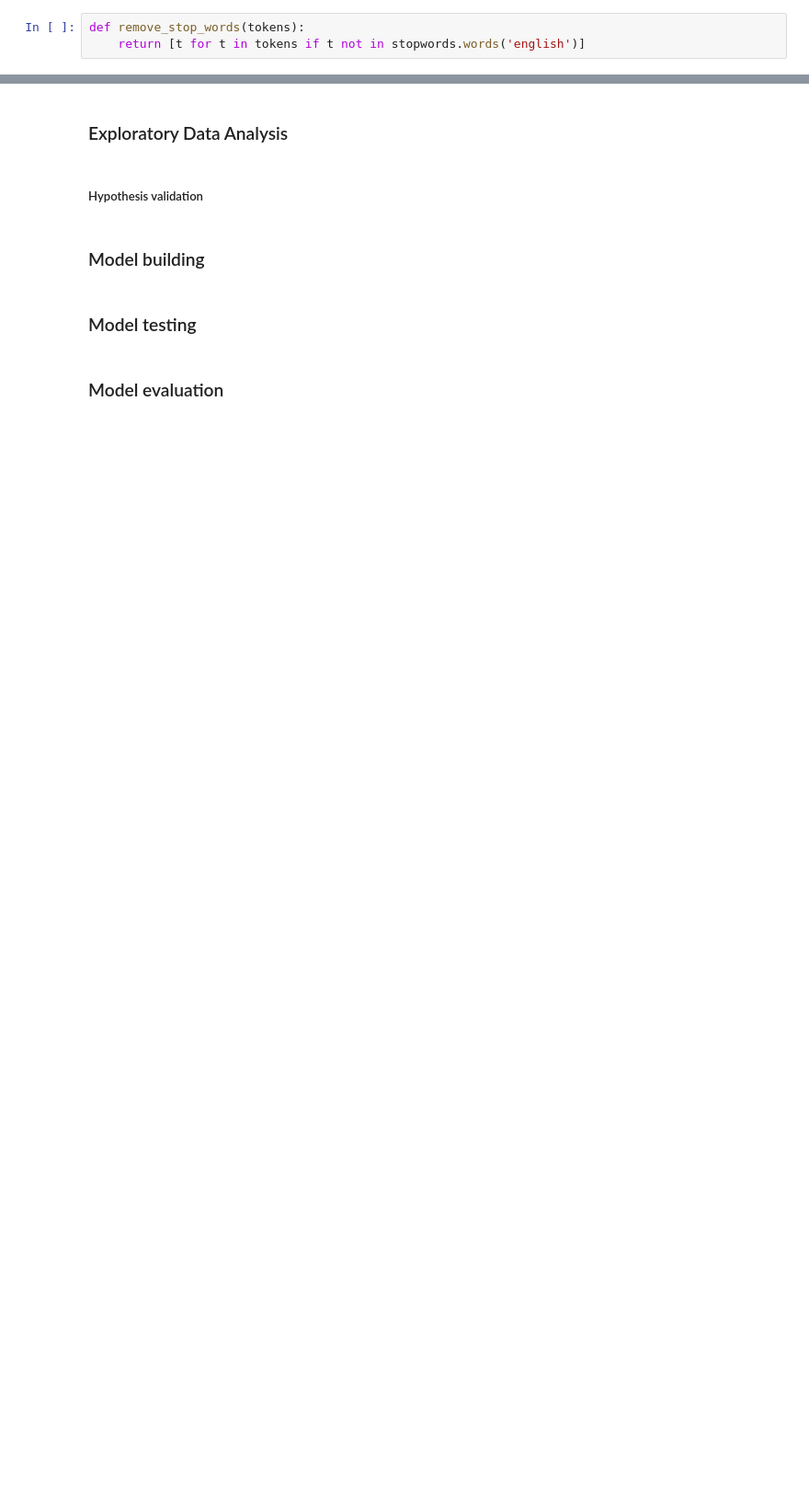
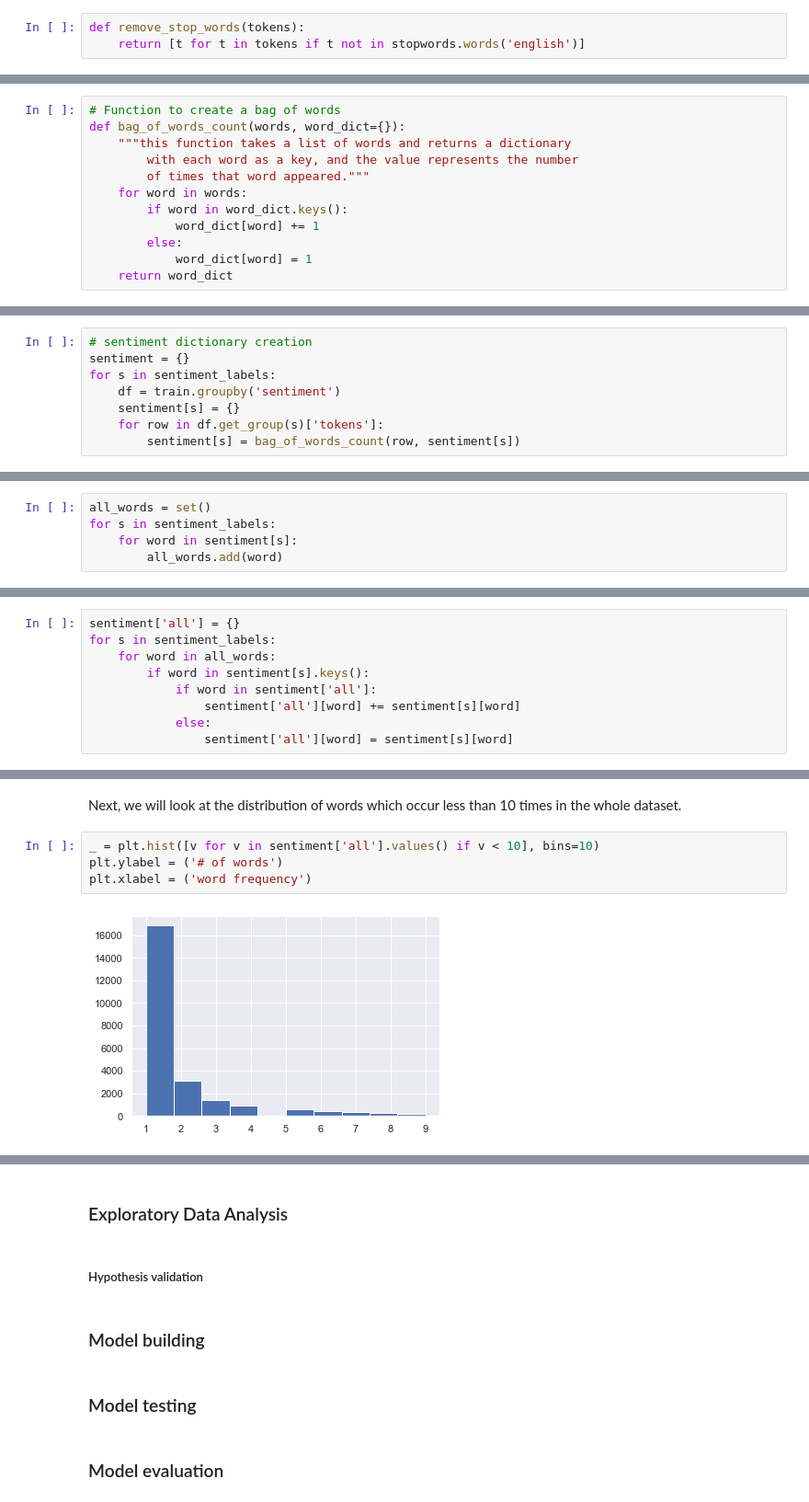
Before and after one commit to stanfordgibson/classification-predict-streamlit-template, a Jupyter notebook: resources/Classification.ipynb, the cells around one changed output, grey strips where cells are left out. Shown: that part at 92% size. Drawn from its saved outputs; the diff is of its cells as text; blank space fills up the shorter version.

Commit message:
Feature engineering, including bag_of_words

```diff
--- a/resources/Classification.ipynb
+++ b/resources/Classification.ipynb
@@ -264,0 +279,12 @@ Next we will drop the stop words from the messages and generate a few features,
+# %%
+# Function to create a bag of words
+def bag_of_words_count(words, word_dict={}):
+    """this function takes a list of words and returns a dictionary
+        with each word as a key, and the value represents the number
+        of times that word appeared."""
+    for word in words:
+        if word in word_dict.keys():
+            word_dict[word] += 1
+        else:
+            word_dict[word] = 1
+    return word_dict
@@ -264,0 +293,8 @@ Next we will drop the stop words from the messages and generate a few features,
+# %%
+# sentiment dictionary creation
+sentiment = {}
+for s in sentiment_labels:
+    df = train.groupby('sentiment')
+    sentiment[s] = {}
+    for row in df.get_group(s)['tokens']:
+        sentiment[s] = bag_of_words_count(row, sentiment[s])
@@ -264,0 +303,5 @@ Next we will drop the stop words from the messages and generate a few features,
+# %%
+all_words = set()
+for s in sentiment_labels:
+    for word in sentiment[s]:
+        all_words.add(word)
@@ -264,0 +310,9 @@ Next we will drop the stop words from the messages and generate a few features,
+# %%
+sentiment['all'] = {}
+for s in sentiment_labels:
+    for word in all_words:
+        if word in sentiment[s].keys():
+            if word in sentiment['all']:
+                sentiment['all'][word] += sentiment[s][word]
+            else:
+                sentiment['all'][word] = sentiment[s][word]
@@ -264,0 +326,8 @@ Next we will drop the stop words from the messages and generate a few features,
+# %% [markdown]
+Next, we will look at the distribution of words which occur less than 10 times in the whole dataset.
+# %%
+_ = plt.hist([v for v in sentiment['all'].values() if v < 10], bins=10)
+plt.ylabel = ('# of words')
+plt.xlabel = ('word frequency')
+# %% [output]
+[figure, added]
```
Also changed, not shown: parts of 21 cells of this notebook.
